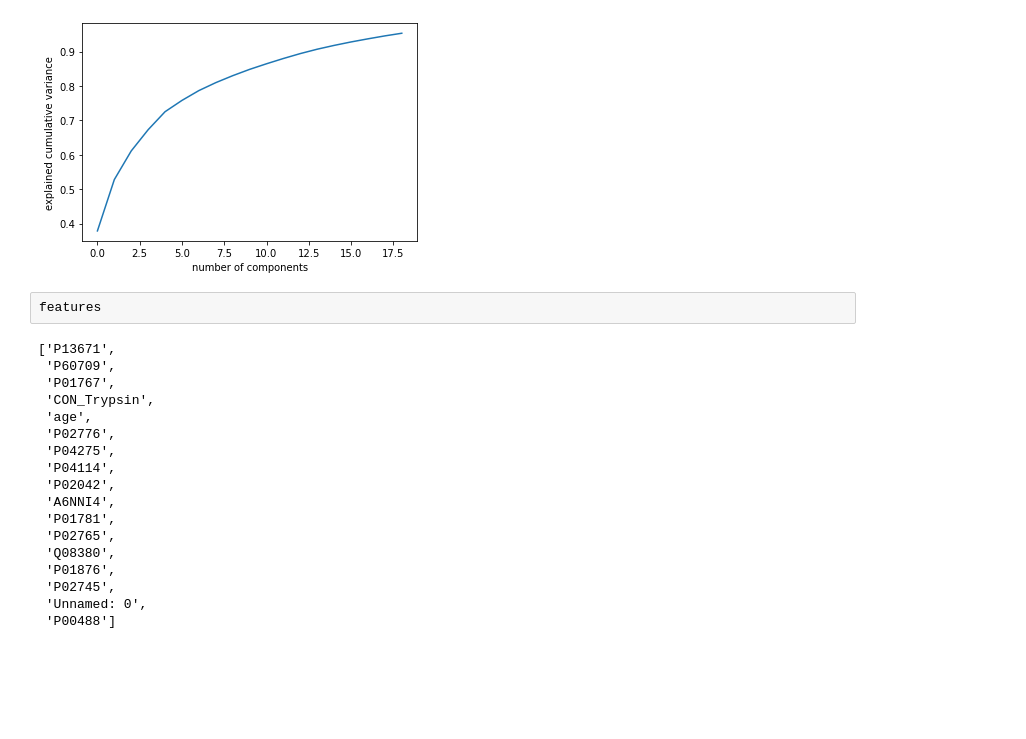
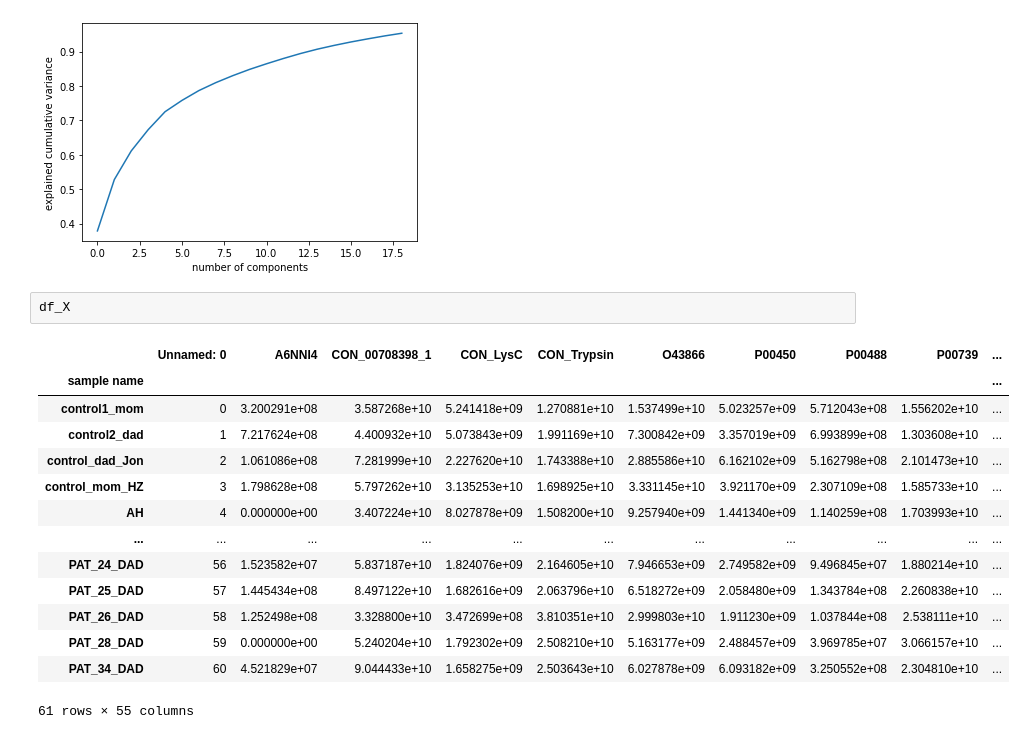
Before and after one commit to alexhanganu/hoshinolab_proteomics_age, a Jupyter notebook: testing.ipynb, the cells around one changed output. Cells and saved outputs as stored; diff of their text form; blank space fills up the shorter version.

Commit message:
err: unnamed stil present

```diff
--- a/testing.ipynb
+++ b/testing.ipynb
@@ -149,23 +151,20 @@ P02745 not defined
 Unnamed: 0 not defined
 P00488 not defined
 [figure]
-# %%
-features
-# %% [output]
-['P13671',
- 'P60709',
- 'P01767',
- 'CON_Trypsin',
- 'age',
- 'P02776',
- 'P04275',
- 'P04114',
- 'P02042',
- 'A6NNI4',
- 'P01781',
- 'P02765',
- 'Q08380',
- 'P01876',
- 'P02745',
- 'Unnamed: 0',
- 'P00488']
+# %%
+df_X
+# %% [output]
+|  | Unnamed: 0 | A6NNI4 | CON_00708398_1 | CON_LysC | CON_Trypsin | O43866 | P00450 | P00488 | P00739 | ... |
+| sample name |  |  |  |  |  |  |  |  |  | ... |
+| control1_mom | 0 | 3.200291e+08 | 3.587268e+10 | 5.241418e+09 | 1.270881e+10 | 1.537499e+10 | 5.023257e+09 | 5.712043e+08 | 1.556202e+10 | ... |
+| control2_dad | 1 | 7.217624e+08 | 4.400932e+10 | 5.073843e+09 | 1.991169e+10 | 7.300842e+09 | 3.357019e+09 | 6.993899e+08 | 1.303608e+10 | ... |
+| control_dad_Jon | 2 | 1.061086e+08 | 7.281999e+10 | 2.227620e+10 | 1.743388e+10 | 2.885586e+10 | 6.162102e+09 | 5.162798e+08 | 2.101473e+10 | ... |
+| control_mom_HZ | 3 | 1.798628e+08 | 5.797262e+10 | 3.135253e+10 | 1.698925e+10 | 3.331145e+10 | 3.921170e+09 | 2.307109e+08 | 1.585733e+10 | ... |
+| AH | 4 | 0.000000e+00 | 3.407224e+10 | 8.027878e+09 | 1.508200e+10 | 9.257940e+09 | 1.441340e+09 | 1.140259e+08 | 1.703993e+10 | ... |
+| ... | ... | ... | ... | ... | ... | ... | ... | ... | ... | ... |
+| PAT_24_DAD | 56 | 1.523582e+07 | 5.837187e+10 | 1.824076e+09 | 2.164605e+10 | 7.946653e+09 | 2.749582e+09 | 9.496845e+07 | 1.880214e+10 | ... |
+| PAT_25_DAD | 57 | 1.445434e+08 | 8.497122e+10 | 1.682616e+09 | 2.063796e+10 | 6.518272e+09 | 2.058480e+09 | 1.343784e+08 | 2.260838e+10 | ... |
+| PAT_26_DAD | 58 | 1.252498e+08 | 3.328800e+10 | 3.472699e+08 | 3.810351e+10 | 2.999803e+10 | 1.911230e+09 | 1.037844e+08 | 2.538111e+10 | ... |
+| PAT_28_DAD | 59 | 0.000000e+00 | 5.240204e+10 | 1.792302e+09 | 2.508210e+10 | 5.163177e+09 | 2.488457e+09 | 3.969785e+07 | 3.066157e+10 | ... |
+| PAT_34_DAD | 60 | 4.521829e+07 | 9.044433e+10 | 1.658275e+09 | 2.503643e+10 | 6.027878e+09 | 6.093182e+09 | 3.250552e+08 | 2.304810e+10 | ... |
+61 rows × 55 columns
```
Also changed, not shown: parts of 7 cells of this notebook.
